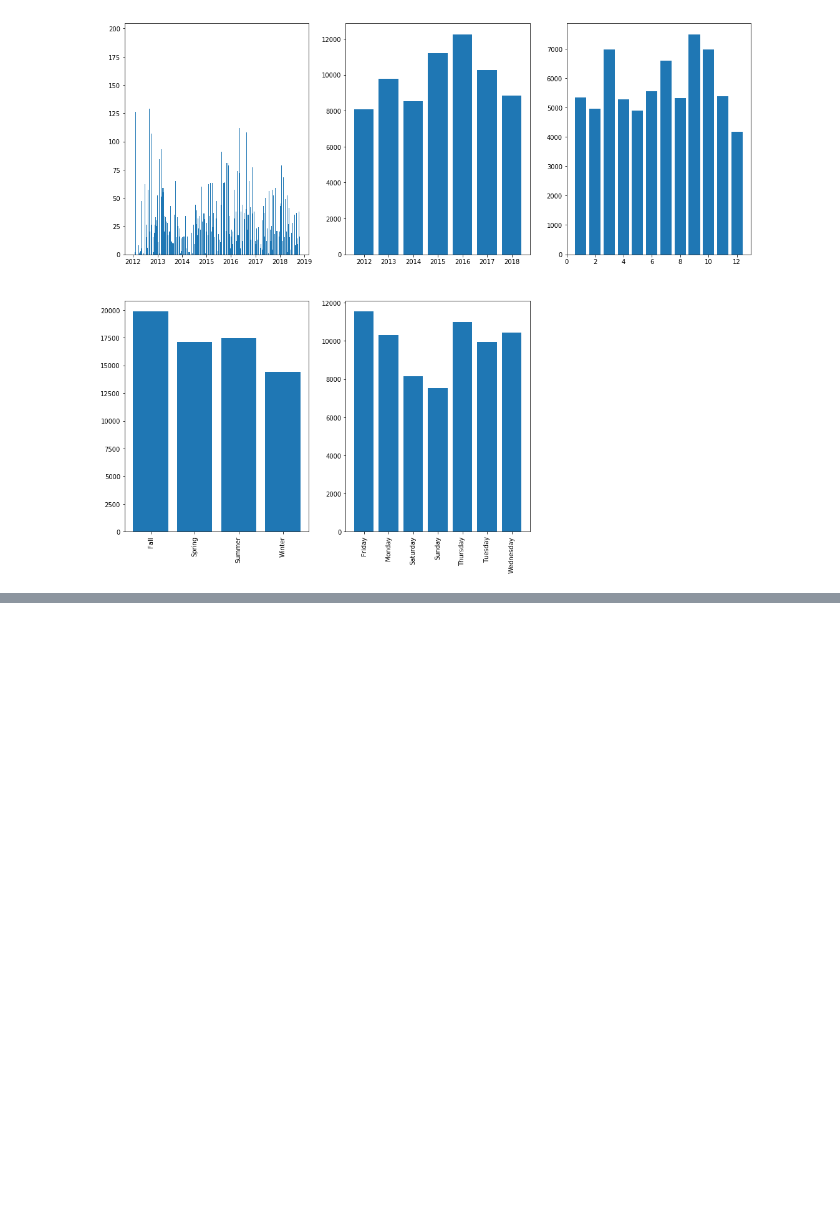
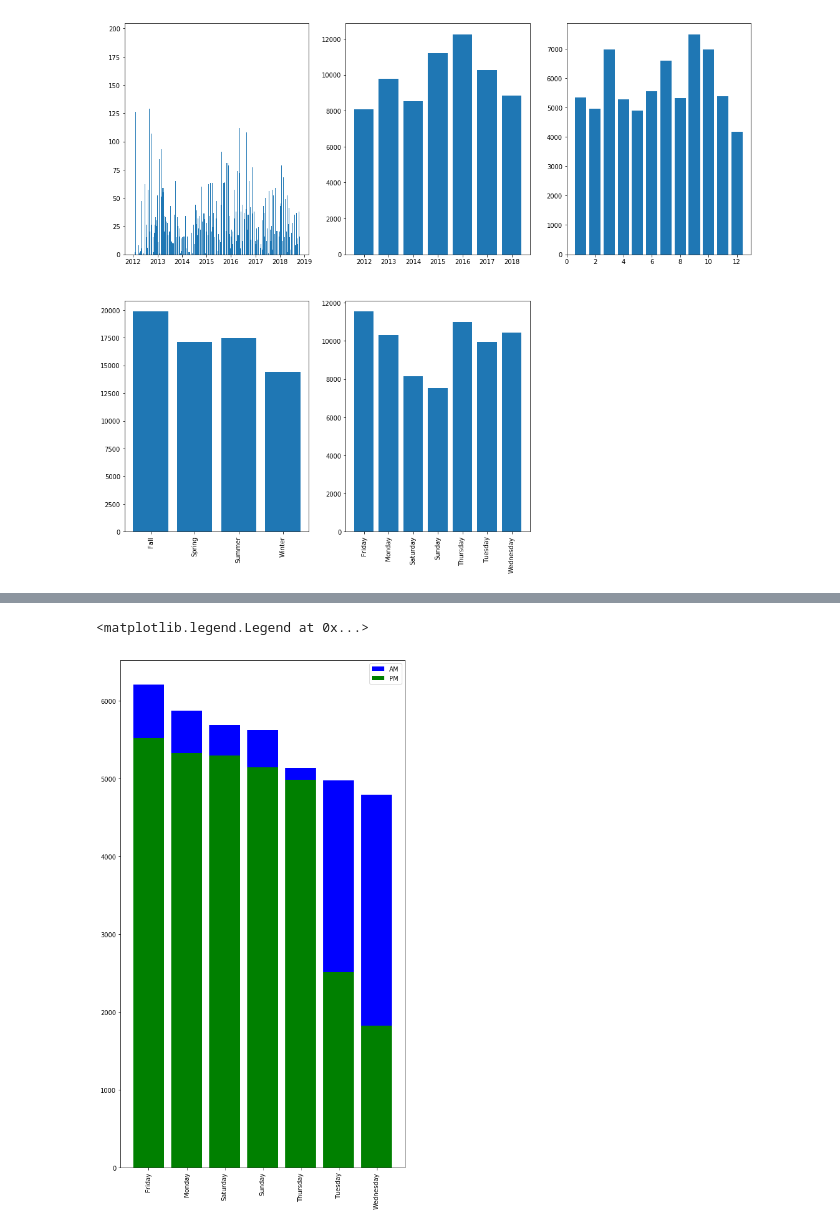
Before and after one commit to pabloarshid/playingwithlastfmdata, a Jupyter notebook: Untitled.ipynb, the cells around one changed output, grey strips where cells are left out. Saved outputs shown, nothing was run; the diff lists cells and outputs as text; code cells hidden in the pictures; blank space fills up the shorter version.

```diff
--- a/Untitled.ipynb
+++ b/Untitled.ipynb
@@ -131,0 +132,20 @@ ax2 = fig.add_subplot(223)
+# %%
+am = lastfm[lastfm['TOD'] == 'AM']
+pm = lastfm[lastfm['TOD'] == 'PM']
+
+amVC = pd.DataFrame(am['Day of the Week'].value_counts())
+pmVC = pd.DataFrame(pm['Day of the Week'].value_counts())
+
+fig = plt.figure()
+ax = fig.add_subplot(121)
+idy=DoftheW.index.tolist()
+y = range(len(idy))
+plt.bar(y, amVC['Day of the Week'].values, color='b',align='center')
+plt.bar(y, pmVC['Day of the Week'].values, color='g',align='center')
+plt.xticks(y, idy, rotation=90)
+
+
+ax.legend( ('AM', 'PM') )
+# %% [output]
+<matplotlib.legend.Legend at 0x...>
+[figure, added]
```
Also changed, not shown: parts of 2 cells of this notebook, 3 other files.
